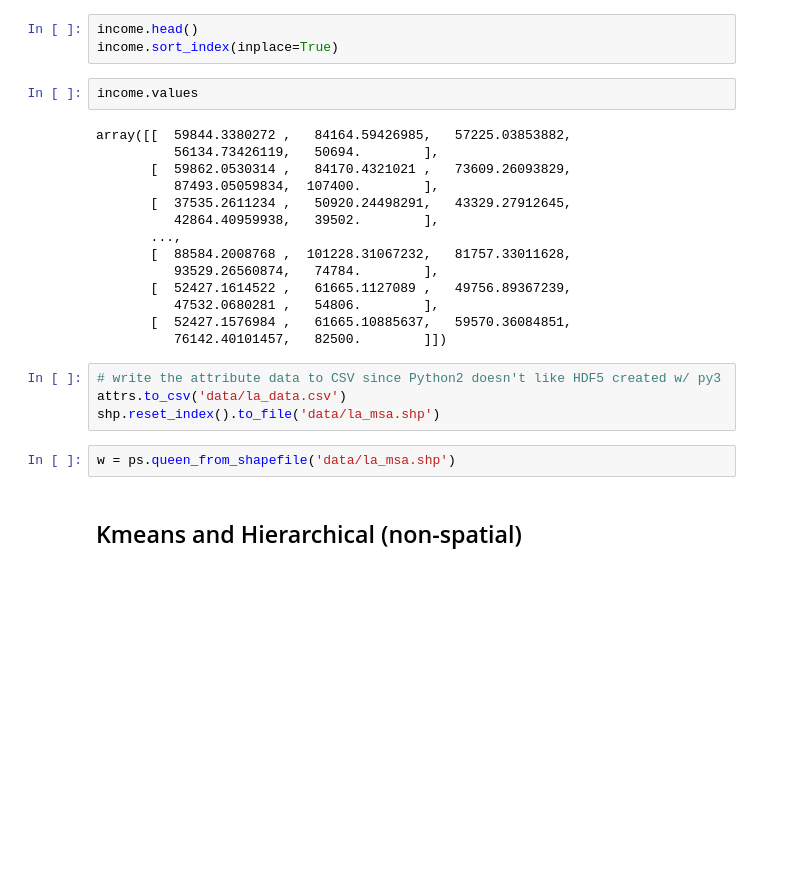
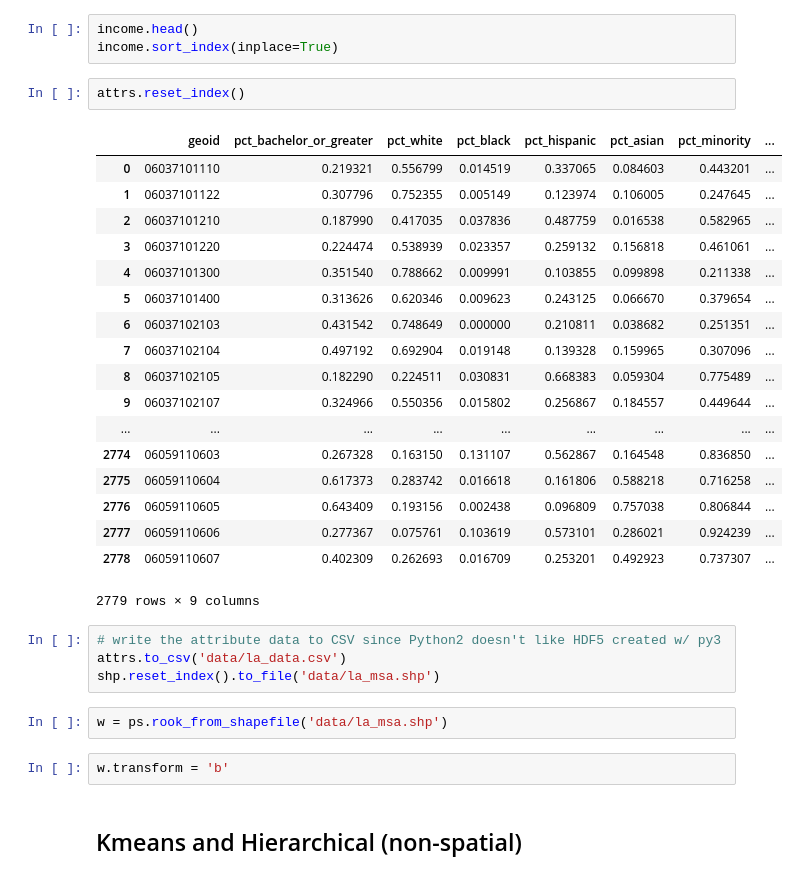
Before and after one commit to knaaptime/spatial-cluster-examples, a Jupyter notebook: Spatial and non-spatial clustering.ipynb, the cells around one changed output. Cells and saved outputs as stored; diff of their text form; blank space fills up the shorter version.

```diff
--- a/Spatial and non-spatial clustering.ipynb
+++ b/Spatial and non-spatial clustering.ipynb
@@ -90,28 +90,35 @@ income = income.drop(islands)
 # %%
 income.head()
 income.sort_index(inplace=True)
-# %%
-income.values
-# %% [output]
-array([[  59844.3380272 ,   84164.59426985,   57225.03853882,
-          56134.73426119,   50694.        ],
-       [  59862.0530314 ,   84170.4321021 ,   73609.26093829,
-          87493.05059834,  107400.        ],
-       [  37535.2611234 ,   50920.24498291,   43329.27912645,
-          42864.40959938,   39502.        ],
-       ...,
-       [  88584.2008768 ,  101228.31067232,   81757.33011628,
-          93529.26560874,   74784.        ],
-       [  52427.1614522 ,   61665.1127089 ,   49756.89367239,
-          47532.0680281 ,   54806.        ],
-       [  52427.1576984 ,   61665.10885637,   59570.36084851,
-          76142.40101457,   82500.        ]])
+# %%
+attrs.reset_index()
+# %% [output]
+|  | geoid | pct_bachelor_or_greater | pct_white | pct_black | pct_hispanic | pct_asian | pct_minority | ... |
+| 0 | 06037101110 | 0.219321 | 0.556799 | 0.014519 | 0.337065 | 0.084603 | 0.443201 | ... |
+| 1 | 06037101122 | 0.307796 | 0.752355 | 0.005149 | 0.123974 | 0.106005 | 0.247645 | ... |
+| 2 | 06037101210 | 0.187990 | 0.417035 | 0.037836 | 0.487759 | 0.016538 | 0.582965 | ... |
+| 3 | 06037101220 | 0.224474 | 0.538939 | 0.023357 | 0.259132 | 0.156818 | 0.461061 | ... |
+| 4 | 06037101300 | 0.351540 | 0.788662 | 0.009991 | 0.103855 | 0.099898 | 0.211338 | ... |
+| 5 | 06037101400 | 0.313626 | 0.620346 | 0.009623 | 0.243125 | 0.066670 | 0.379654 | ... |
+| 6 | 06037102103 | 0.431542 | 0.748649 | 0.000000 | 0.210811 | 0.038682 | 0.251351 | ... |
+| 7 | 06037102104 | 0.497192 | 0.692904 | 0.019148 | 0.139328 | 0.159965 | 0.307096 | ... |
+| 8 | 06037102105 | 0.182290 | 0.224511 | 0.030831 | 0.668383 | 0.059304 | 0.775489 | ... |
+| 9 | 06037102107 | 0.324966 | 0.550356 | 0.015802 | 0.256867 | 0.184557 | 0.449644 | ... |
+| ... | ... | ... | ... | ... | ... | ... | ... | ... |
+| 2774 | 06059110603 | 0.267328 | 0.163150 | 0.131107 | 0.562867 | 0.164548 | 0.836850 | ... |
+| 2775 | 06059110604 | 0.617373 | 0.283742 | 0.016618 | 0.161806 | 0.588218 | 0.716258 | ... |
+| 2776 | 06059110605 | 0.643409 | 0.193156 | 0.002438 | 0.096809 | 0.757038 | 0.806844 | ... |
+| 2777 | 06059110606 | 0.277367 | 0.075761 | 0.103619 | 0.573101 | 0.286021 | 0.924239 | ... |
+| 2778 | 06059110607 | 0.402309 | 0.262693 | 0.016709 | 0.253201 | 0.492923 | 0.737307 | ... |
+2779 rows × 9 columns
 # %%
 # write the attribute data to CSV since Python2 doesn't like HDF5 created w/ py3
 attrs.to_csv('data/la_data.csv')
 shp.reset_index().to_file('data/la_msa.shp')
 # %%
-w = ps.queen_from_shapefile('data/la_msa.shp')
+w = ps.rook_from_shapefile('data/la_msa.shp')
+# %%
+w.transform = 'b'
 # %% [markdown]
 ## Kmeans and Hierarchical (non-spatial)
 # %%
```
Also changed, not shown: parts of 13 cells of this notebook, 4 other files.
